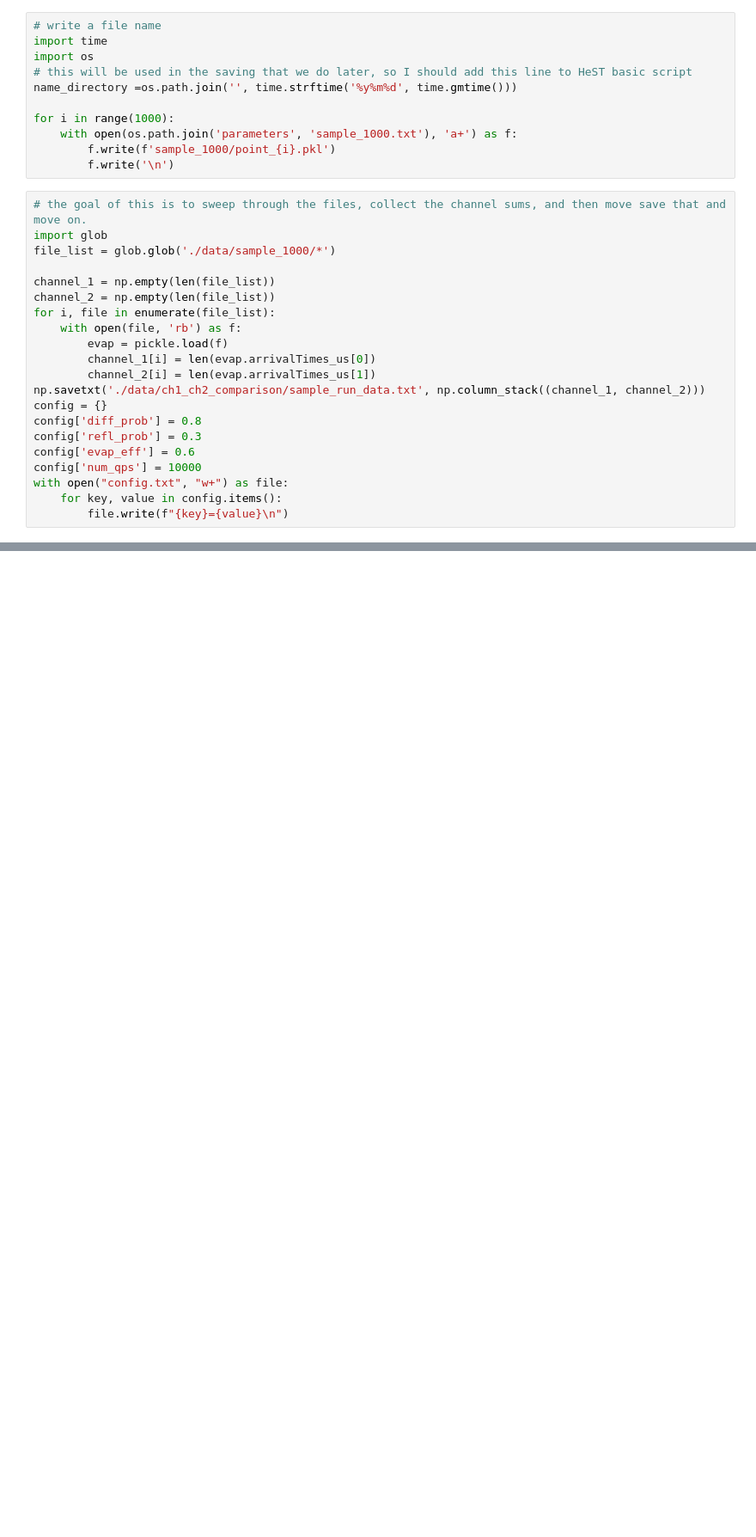
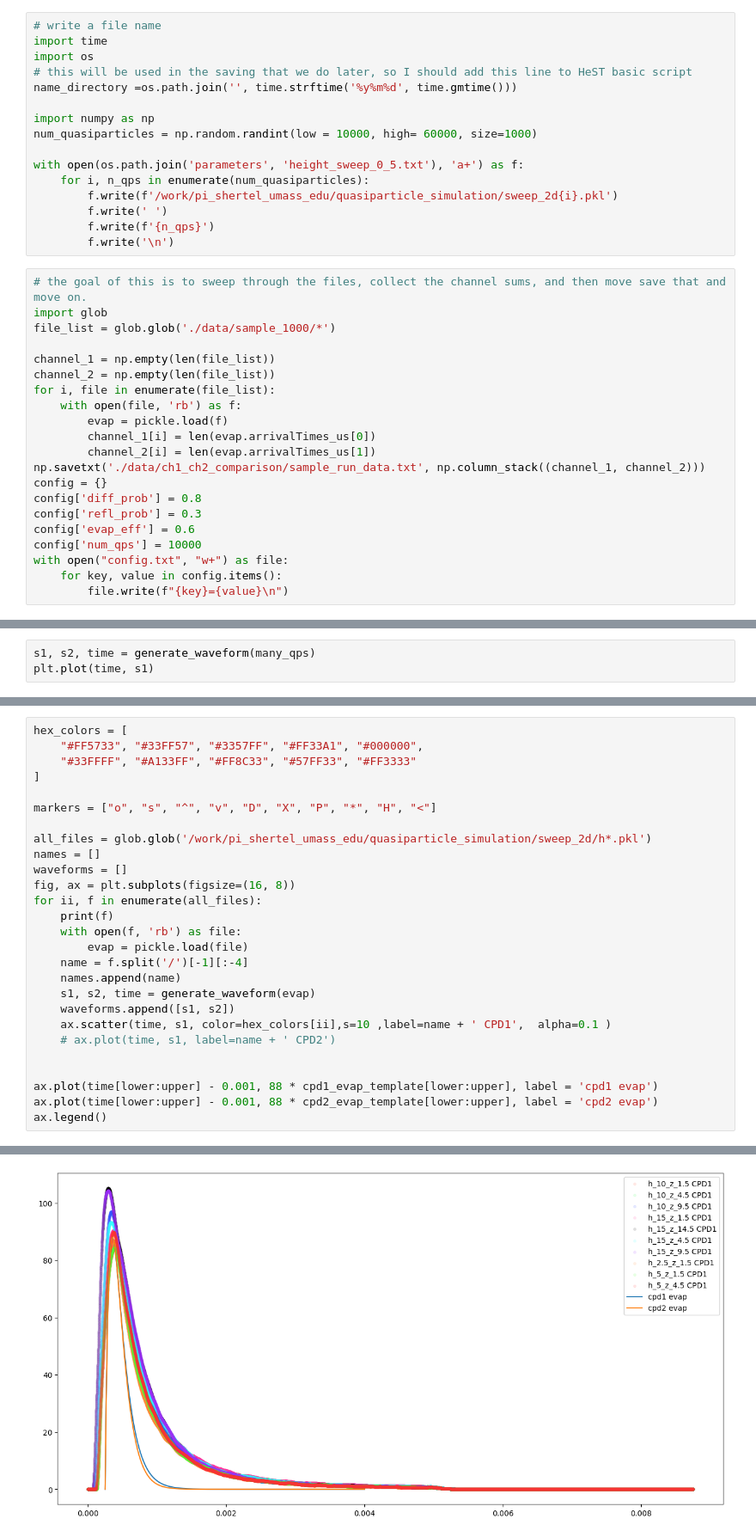
Before and after one commit to spice-herald/HeST, a Jupyter notebook: analysis/unity_analysis.ipynb, the cells around one changed output, grey strips where cells are left out. Shown at 86% size. Saved outputs shown, nothing was run; the diff lists cells and outputs as text; blank space fills up the shorter version.

```diff
--- a/analysis/unity_analysis.ipynb
+++ b/analysis/unity_analysis.ipynb
@@ -43,9 +44,14 @@ import os
 # this will be used in the saving that we do later, so I should add this line to HeST basic script
 name_directory =os.path.join('', time.strftime('%y%m%d', time.gmtime()))
 
-for i in range(1000):
-    with open(os.path.join('parameters', 'sample_1000.txt'), 'a+') as f:
-        f.write(f'sample_1000/point_{i}.pkl')
+import numpy as np
+num_quasiparticles = np.random.randint(low = 10000, high= 60000, size=1000)
+
+with open(os.path.join('parameters', 'height_sweep_0_5.txt'), 'a+') as f:
+    for i, n_qps in enumerate(num_quasiparticles):
+        f.write(f'/work/pi_shertel_umass_edu/quasiparticle_simulation/sweep_2d{i}.pkl')
+        f.write(' ')
+        f.write(f'{n_qps}')
         f.write('\n')
 # %%
 # the goal of this is to sweep through the files, collect the channel sums, and then move save that and move on.
@@ -142,2 +159,5 @@ Text(0.5, 1.0, 'CPD 1 pulse comparison')
+# %%
+s1, s2, time = generate_waveform(many_qps)
+plt.plot(time, s1)
 # %%
 plt.hist(many_qps.arrivalTimes_us[0], bins=200, range = [0,3000])
@@ -162,0 +170,28 @@ plt.hist(many_qps.arrivalTimes_us[0], bins=200, range = [0,3000])
+# %%
+hex_colors = [
+    "#FF5733", "#33FF57", "#3357FF", "#FF33A1", "#000000",
+    "#33FFFF", "#A133FF", "#FF8C33", "#57FF33", "#FF3333"
+]
+
+markers = ["o", "s", "^", "v", "D", "X", "P", "*", "H", "<"]
+
+all_files = glob.glob('/work/pi_shertel_umass_edu/quasiparticle_simulation/sweep_2d/h*.pkl')
+names = []
+waveforms = []
+fig, ax = plt.subplots(figsize=(16, 8))
+for ii, f in enumerate(all_files):
+    print(f)
+    with open(f, 'rb') as file:
+        evap = pickle.load(file)
+    name = f.split('/')[-1][:-4]
+    names.append(name)
+    s1, s2, time = generate_waveform(evap)
+    waveforms.append([s1, s2])
+    ax.scatter(time, s1, color=hex_colors[ii],s=10 ,label=name + ' CPD1',  alpha=0.1 )
+    # ax.plot(time, s1, label=name + ' CPD2')
+
+
+ax.plot(time[lower:upper] - 0.001, 88 * cpd1_evap_template[lower:upper], label = 'cpd1 evap')
+ax.plot(time[lower:upper] - 0.001, 88 * cpd2_evap_template[lower:upper], label = 'cpd2 evap')
+ax.legend()
+# %% [output]
@@ -162,0 +209 @@ plt.hist(many_qps.arrivalTimes_us[0], bins=200, range = [0,3000])
+[figure, added]
```
Also changed, not shown: parts of 20 cells of this notebook, 12 other files.
